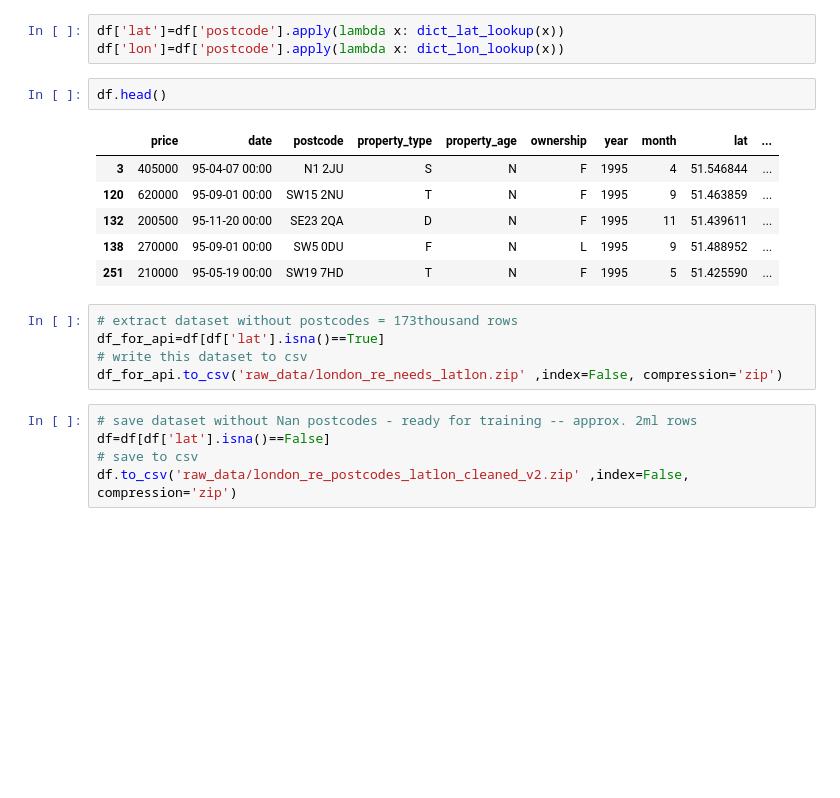
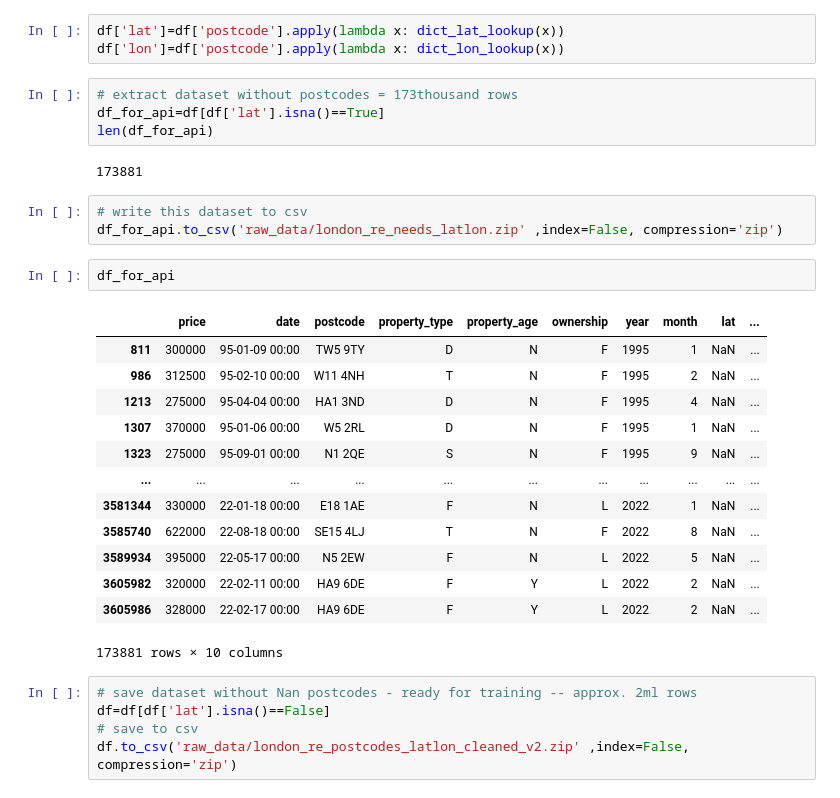
Before and after one commit to MarieMCodes/re_value_predictor, a Jupyter notebook: notebooks/marie_mergingfiles.ipynb, the cells around one changed output. Cells and saved outputs as stored; diff of their text form; blank space fills up the shorter version.

```diff
--- a/notebooks/marie_mergingfiles.ipynb
+++ b/notebooks/marie_mergingfiles.ipynb
@@ -245,20 +246,31 @@ df_api['postcode'].nunique()
 # %%
 df['lat']=df['postcode'].apply(lambda x: dict_lat_lookup(x))
 df['lon']=df['postcode'].apply(lambda x: dict_lon_lookup(x))
-# %%
-df.head()
-# %% [output]
-|  | price | date | postcode | property_type | property_age | ownership | year | month | lat | ... |
-| 3 | 405000 | 95-04-07 00:00 | N1 2JU | S | N | F | 1995 | 4 | 51.546844 | ... |
-| 120 | 620000 | 95-09-01 00:00 | SW15 2NU | T | N | F | 1995 | 9 | 51.463859 | ... |
-| 132 | 200500 | 95-11-20 00:00 | SE23 2QA | D | N | F | 1995 | 11 | 51.439611 | ... |
-| 138 | 270000 | 95-09-01 00:00 | SW5 0DU | F | N | L | 1995 | 9 | 51.488952 | ... |
-| 251 | 210000 | 95-05-19 00:00 | SW19 7HD | T | N | F | 1995 | 5 | 51.425590 | ... |
+# %%
+# extract dataset without postcodes = 173thousand rows
+df_for_api=df[df['lat'].isna()==True]
+len(df_for_api)
+# %% [output]
+173881
 # %%
-# extract dataset without postcodes = 173thousand rows
-df_for_api=df[df['lat'].isna()==True]
 # write this dataset to csv
 df_for_api.to_csv('raw_data/london_re_needs_latlon.zip' ,index=False, compression='zip')
+# %%
+df_for_api
+# %% [output]
+|  | price | date | postcode | property_type | property_age | ownership | year | month | lat | ... |
+| 811 | 300000 | 95-01-09 00:00 | TW5 9TY | D | N | F | 1995 | 1 | NaN | ... |
+| 986 | 312500 | 95-02-10 00:00 | W11 4NH | T | N | F | 1995 | 2 | NaN | ... |
+| 1213 | 275000 | 95-04-04 00:00 | HA1 3ND | D | N | F | 1995 | 4 | NaN | ... |
+| 1307 | 370000 | 95-01-06 00:00 | W5 2RL | D | N | F | 1995 | 1 | NaN | ... |
+| 1323 | 275000 | 95-09-01 00:00 | N1 2QE | S | N | F | 1995 | 9 | NaN | ... |
+| ... | ... | ... | ... | ... | ... | ... | ... | ... | ... | ... |
+| 3581344 | 330000 | 22-01-18 00:00 | E18 1AE | F | N | L | 2022 | 1 | NaN | ... |
+| 3585740 | 622000 | 22-08-18 00:00 | SE15 4LJ | T | N | F | 2022 | 8 | NaN | ... |
+| 3589934 | 395000 | 22-05-17 00:00 | N5 2EW | F | N | L | 2022 | 5 | NaN | ... |
+| 3605982 | 320000 | 22-02-11 00:00 | HA9 6DE | F | Y | L | 2022 | 2 | NaN | ... |
+| 3605986 | 328000 | 22-02-17 00:00 | HA9 6DE | F | Y | L | 2022 | 2 | NaN | ... |
+173881 rows × 10 columns
 # %%
 # save dataset without Nan postcodes - ready for training -- approx. 2ml rows
 df=df[df['lat'].isna()==False]
```
Also changed, not shown: parts of 53 cells of this notebook.
